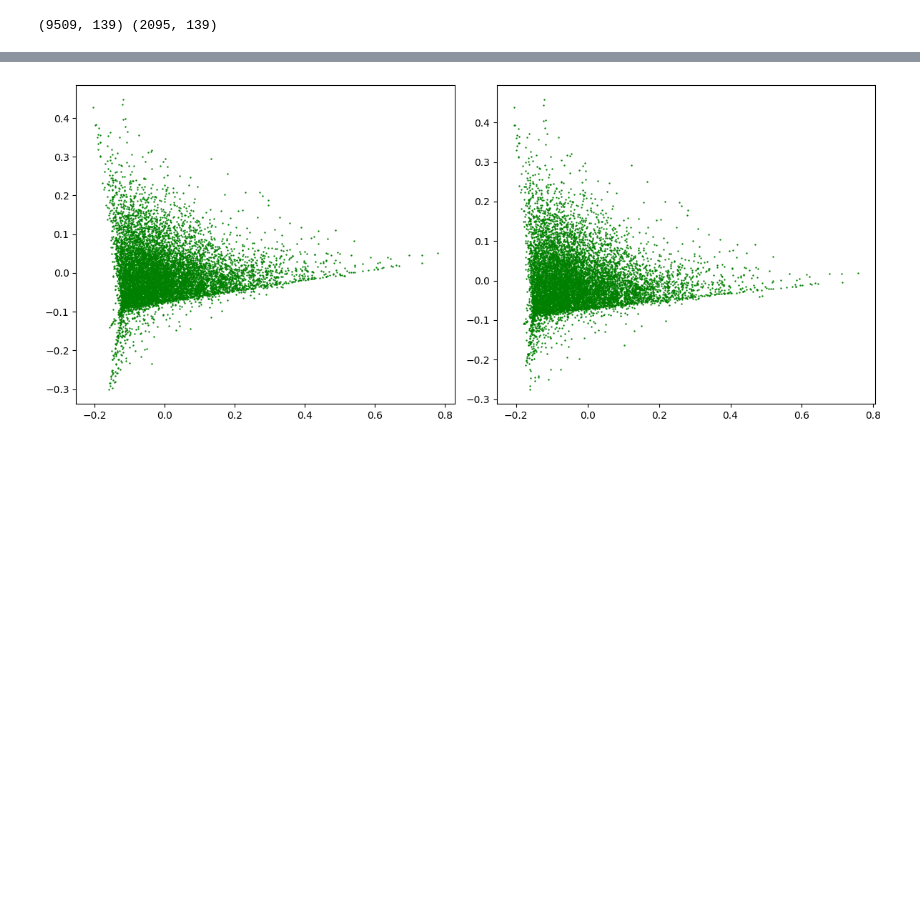
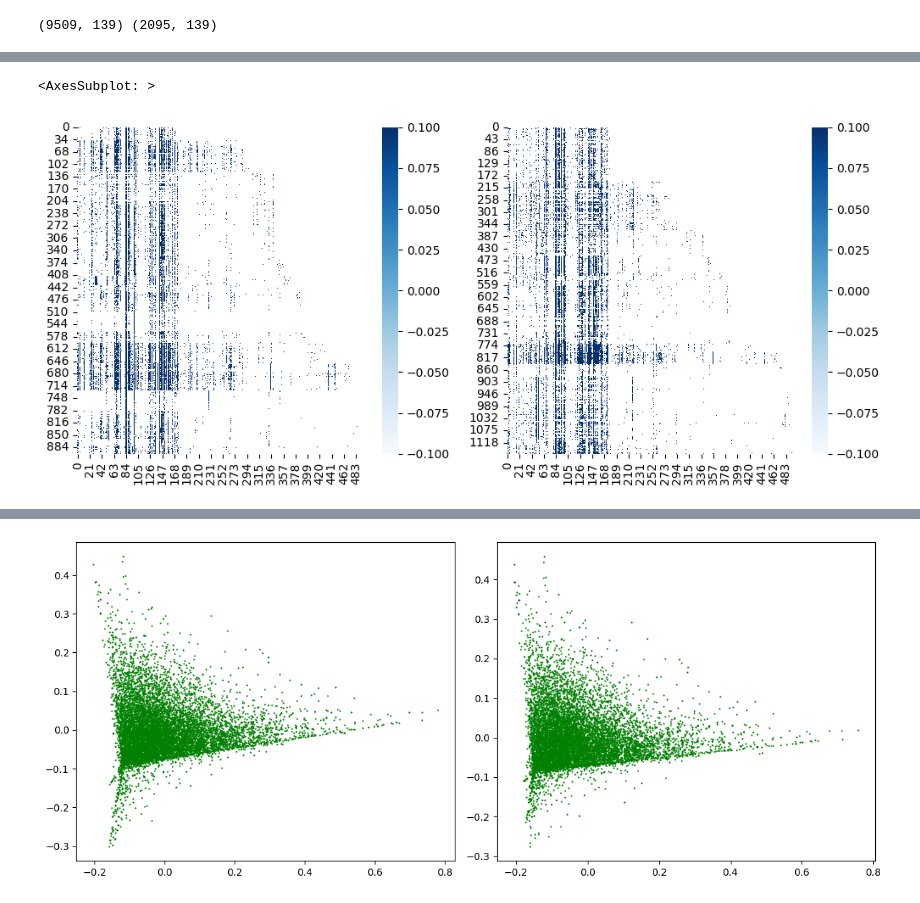
Before and after one commit to talnof1/microbiome_dysbiosis, a Jupyter notebook: american_gut/american_gut_pca.ipynb, the cells around one changed output, grey strips where cells are left out. Saved outputs shown, nothing was run; the diff lists cells and outputs as text; code cells hidden in the pictures; blank space fills up the shorter version.

```diff
--- a/american_gut/american_gut_pca.ipynb
+++ b/american_gut/american_gut_pca.ipynb
@@ -53,2 +66,18 @@ plt.savefig('C:/Users/talno/microbiom_project/microbiome_dysbiosis/microbiome_dy
+# %%
+fig, axes = plt.subplots(nrows=1, ncols=2, figsize=(12, 5))
+Healthy = dataHD.query("DiseaseState == 'H'").drop(columns=["DiseaseState", "From"])
+Disease = dataHD.query("DiseaseState == 'D'").drop(columns=["DiseaseState", "From"])
+n1, n2 = len(Healthy), len(Disease)
+# axes[0].xticks(range(n), keep_features, rotation=90)
+# axes[0].yticks(range(len(dataAmericans_filtered)))
+# axes[0].title('Healthy')
+# axes[1].title('Disease')
+seaborn.heatmap(-np.log(Healthy.values), cmap="Blues", ax=axes[0])
+seaborn.heatmap(-np.log(Disease.values), cmap="Blues", ax=axes[1])
+# plt.savefig('C:/Users/talno/microbiom_project/microbiome_dysbiosis/microbiome_dysbiosis/figures/americans_pca_vs_all_pca.png')
+# plt.show()
+# %% [output]
+<AxesSubplot: >
+[figure, added]
 # %%
 plt.bar(np.arange(0, len(dataHD_filtered)), list(dataHD_filtered.sum(axis=1)))
```
Also changed, not shown: parts of 21 cells of this notebook.
